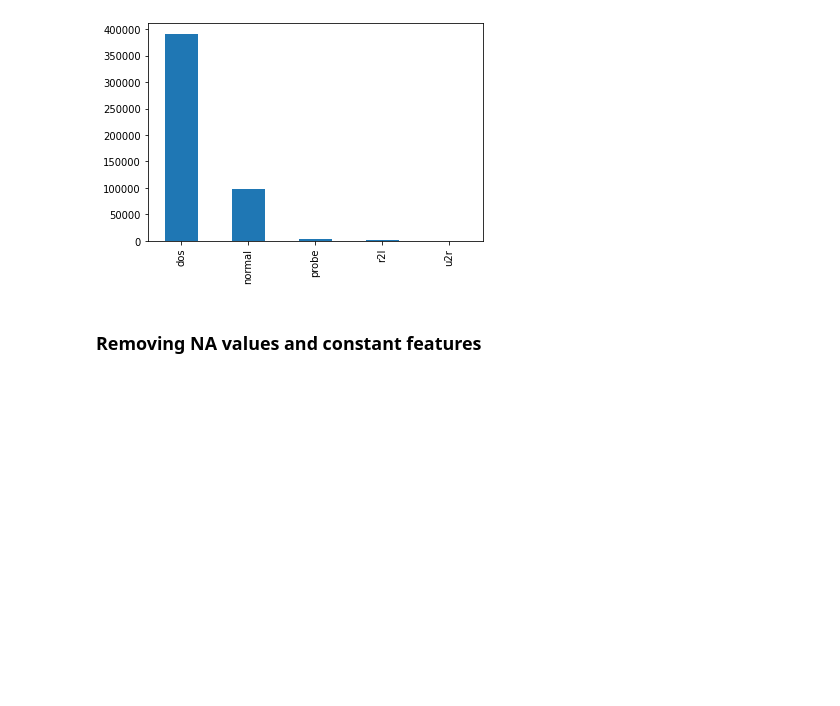
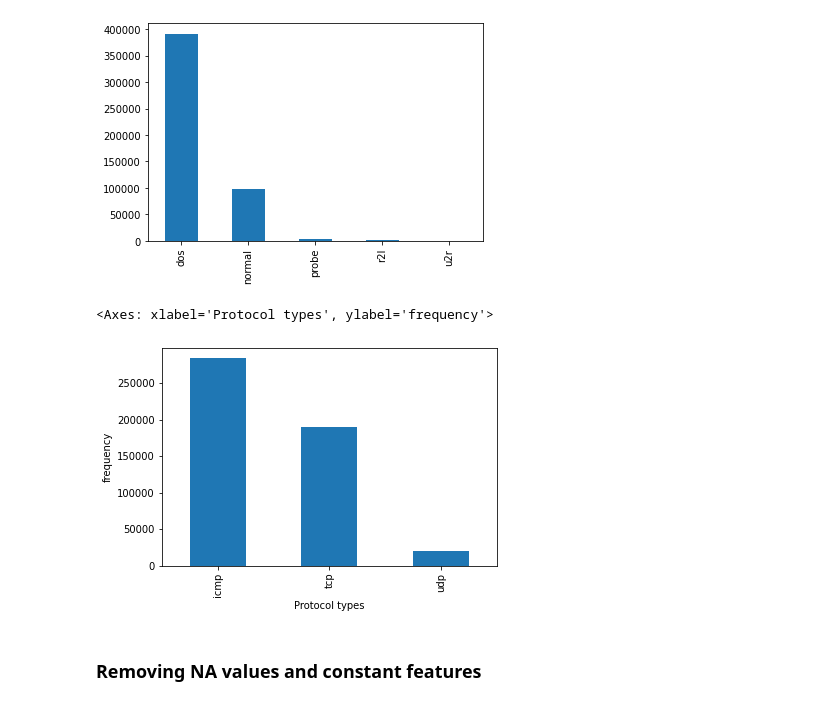
Before and after one commit to hasan-rakibul/AI-cybersec, a Jupyter notebook: lab_5.ipynb, the cells around one changed output. Saved outputs shown, nothing was run; the diff lists cells and outputs as text; code cells hidden in the pictures; blank space fills up the shorter version.

```diff
--- a/lab_5.ipynb
+++ b/lab_5.ipynb
@@ -170,6 +186,11 @@ df['attack_type'].value_counts().plot(kind="bar")
 # %% [output]
 <Axes: >
 [figure]
+# %%
+df['protocol_type'].value_counts().plot(kind="bar",xlabel="Protocol types",ylabel="frequency")
+# %% [output]
+<Axes: xlabel='Protocol types', ylabel='frequency'>
+[figure, added]
 # %% [markdown]
 ### Removing NA values and constant features
 # %%
```
Also changed, not shown: parts of 27 cells of this notebook.
